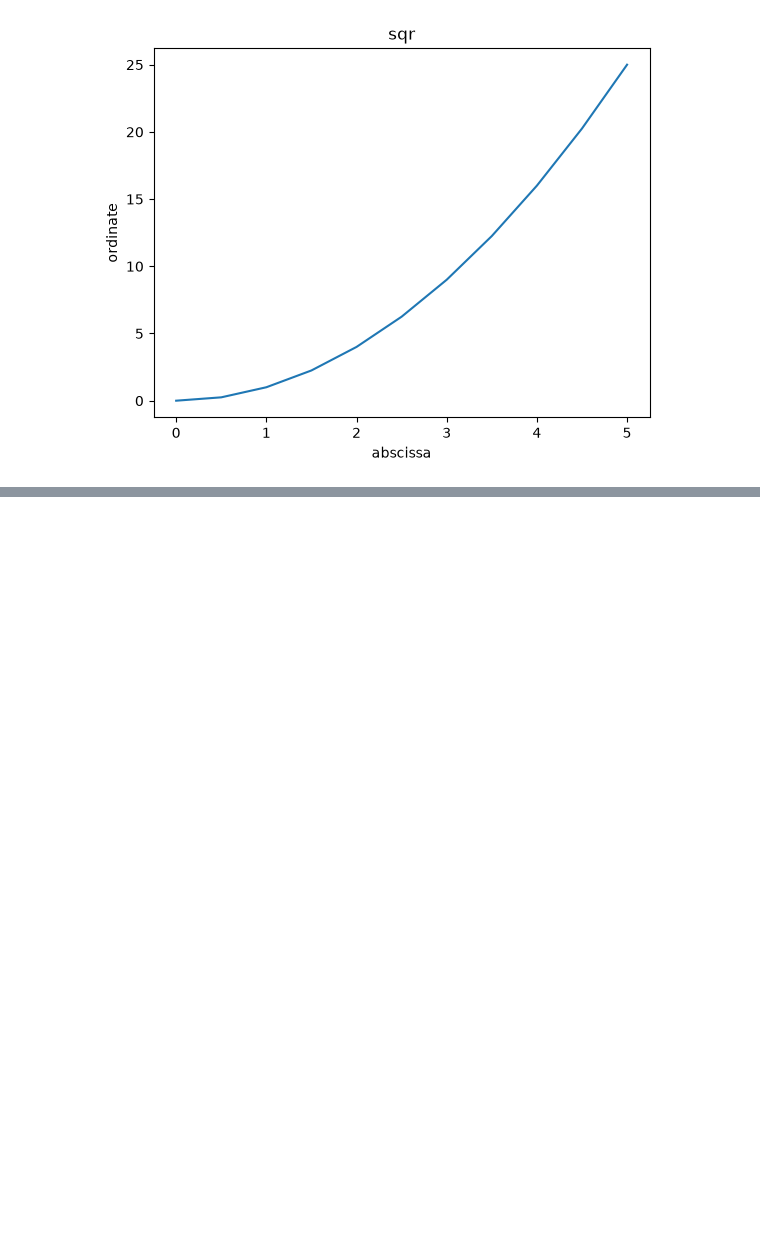
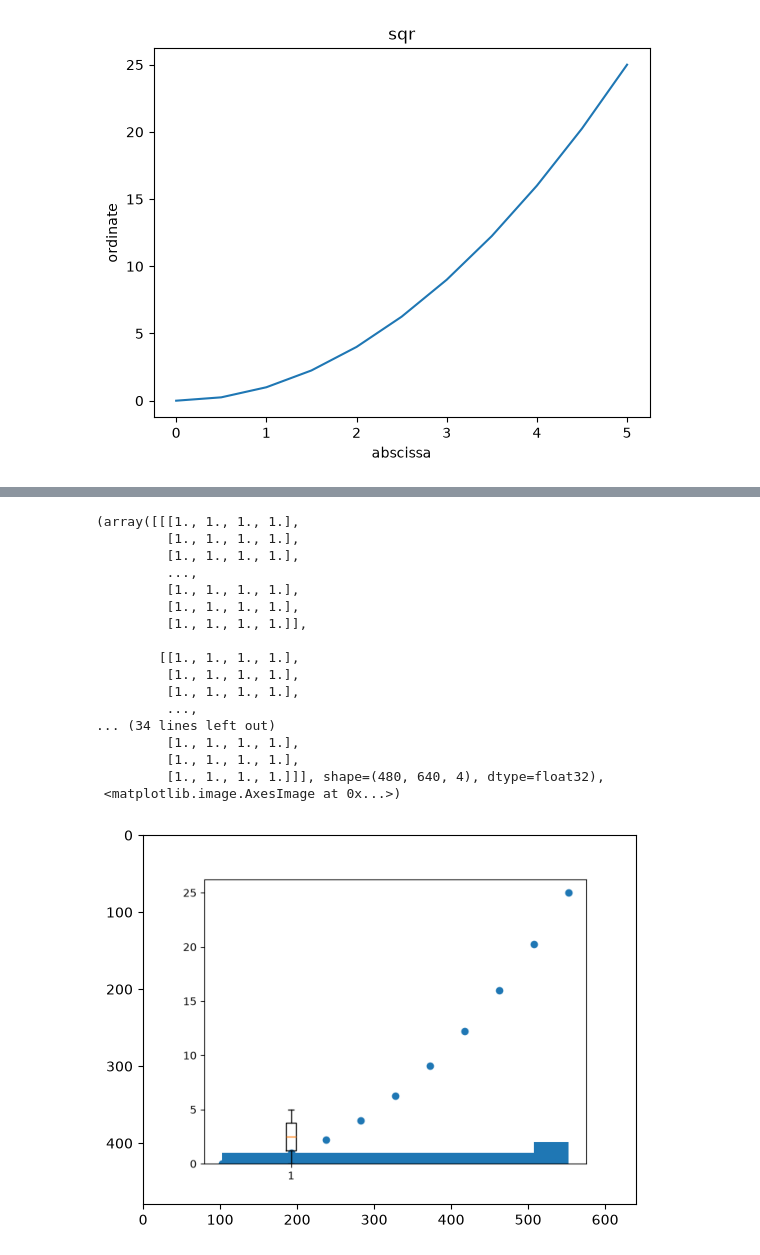
Before and after one commit to prajjwal14141/machine-learning, a Jupyter notebook: 1-Py- Libraries/DataVisualization/1-matPlotLib.ipynb, the cells around one changed output, grey strips where cells are left out. Cells and saved outputs as stored; diff of their text form; code cells hidden in the pictures; blank space fills up the shorter version.

```diff
--- a/1-Py- Libraries/DataVisualization/1-matPlotLib.ipynb
+++ b/1-Py- Libraries/DataVisualization/1-matPlotLib.ipynb
@@ -22,0 +89,22 @@ plt.xlabel('abscissa'), plt.ylabel('ordinate')
+# %%
+import matplotlib.image as mpi
+mpi.imread("plot.png"), plt.imshow(mpi.imread("plot.png"))
+# %% [output]
+(array([[[1., 1., 1., 1.],
+         [1., 1., 1., 1.],
+         [1., 1., 1., 1.],
+         ...,
+         [1., 1., 1., 1.],
+         [1., 1., 1., 1.],
+         [1., 1., 1., 1.]],
+
+        [[1., 1., 1., 1.],
+         [1., 1., 1., 1.],
+         [1., 1., 1., 1.],
+         ...,
+... (34 lines left out)
+         [1., 1., 1., 1.],
+         [1., 1., 1., 1.],
+         [1., 1., 1., 1.]]], shape=(480, 640, 4), dtype=float32),
+ <matplotlib.image.AxesImage at 0x...>)
+[figure, added]
```
Also changed, not shown: parts of 7 cells of this notebook, 1 other file.
